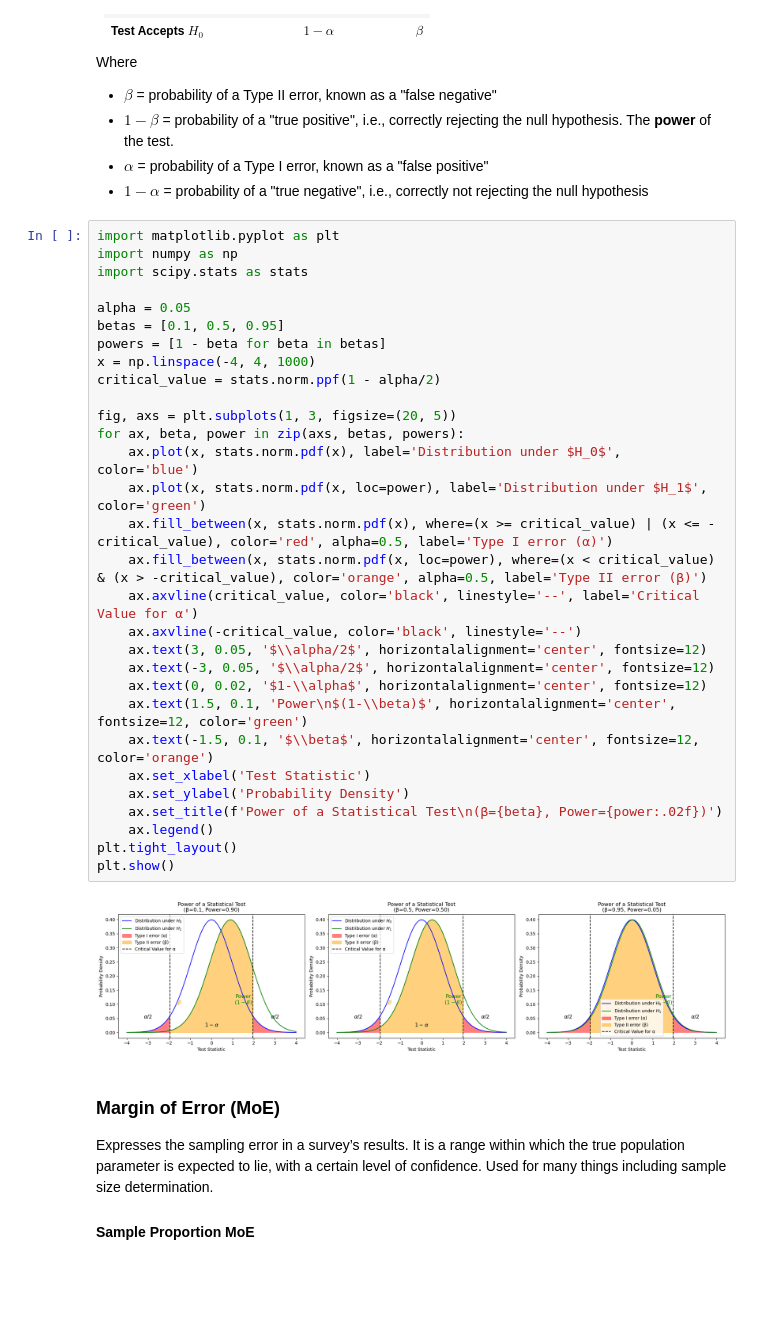
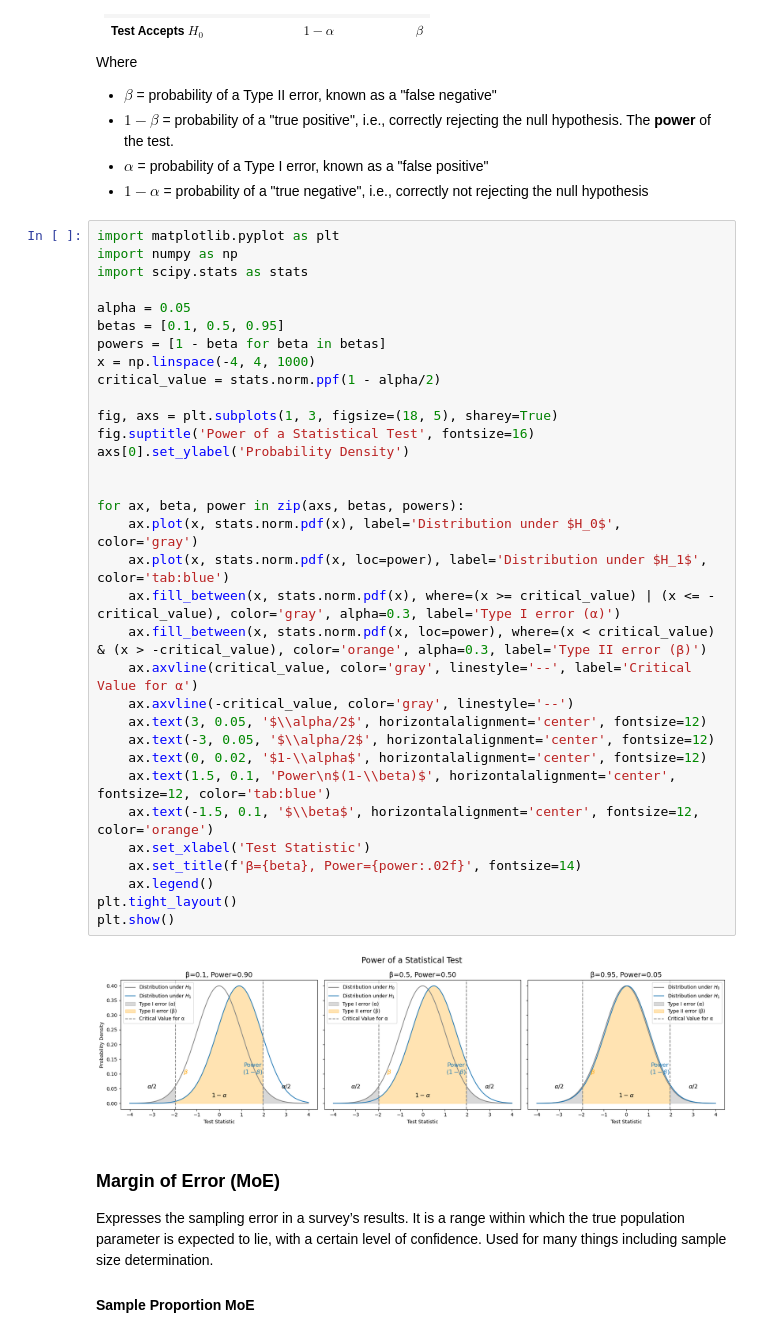
Before and after one commit to Jordanbarker/jordanbarker.github.io, a Jupyter notebook: notebook_library/Notebooks/statistical_tests.ipynb, the cells around one changed output. Saved outputs shown, nothing was run; the diff lists cells and outputs as text; blank space fills up the shorter version.

Commit message:
Update to statistical power graph

```diff
--- a/notebook_library/Notebooks/statistical_tests.ipynb
+++ b/notebook_library/Notebooks/statistical_tests.ipynb
@@ -33,35 +33,38 @@ Where
 # %%
 import matplotlib.pyplot as plt
 import numpy as np
 import scipy.stats as stats
 
 alpha = 0.05
 betas = [0.1, 0.5, 0.95]
 powers = [1 - beta for beta in betas]
 x = np.linspace(-4, 4, 1000)
 critical_value = stats.norm.ppf(1 - alpha/2)
 
-fig, axs = plt.subplots(1, 3, figsize=(20, 5))
+fig, axs = plt.subplots(1, 3, figsize=(18, 5), sharey=True)
+fig.suptitle('Power of a Statistical Test', fontsize=16)
+axs[0].set_ylabel('Probability Density')
+
+
 for ax, beta, power in zip(axs, betas, powers):
-    ax.plot(x, stats.norm.pdf(x), label='Distribution under $H_0$', color='blue')
-    ax.plot(x, stats.norm.pdf(x, loc=power), label='Distribution under $H_1$', color='green')
-    ax.fill_between(x, stats.norm.pdf(x), where=(x >= critical_value) | (x <= -critical_value), color='red', alpha=0.5, label='Type I error (α)')
-    ax.fill_between(x, stats.norm.pdf(x, loc=power), where=(x < critical_value) & (x > -critical_value), color='orange', alpha=0.5, label='Type II error (β)')
-    ax.axvline(critical_value, color='black', linestyle='--', label='Critical Value for α')
-    ax.axvline(-critical_value, color='black', linestyle='--')
+    ax.plot(x, stats.norm.pdf(x), label='Distribution under $H_0$', color='gray')
+    ax.plot(x, stats.norm.pdf(x, loc=power), label='Distribution under $H_1$', color='tab:blue')
+    ax.fill_between(x, stats.norm.pdf(x), where=(x >= critical_value) | (x <= -critical_value), color='gray', alpha=0.3, label='Type I error (α)')
+    ax.fill_between(x, stats.norm.pdf(x, loc=power), where=(x < critical_value) & (x > -critical_value), color='orange', alpha=0.3, label='Type II error (β)')
+    ax.axvline(critical_value, color='gray', linestyle='--', label='Critical Value for α')
+    ax.axvline(-critical_value, color='gray', linestyle='--')
     ax.text(3, 0.05, '$\\alpha/2$', horizontalalignment='center', fontsize=12)
     ax.text(-3, 0.05, '$\\alpha/2$', horizontalalignment='center', fontsize=12)
     ax.text(0, 0.02, '$1-\\alpha$', horizontalalignment='center', fontsize=12)
-    ax.text(1.5, 0.1, 'Power\n$(1-\\beta)$', horizontalalignment='center', fontsize=12, color='green')
+    ax.text(1.5, 0.1, 'Power\n$(1-\\beta)$', horizontalalignment='center', fontsize=12, color='tab:blue')
     ax.text(-1.5, 0.1, '$\\beta$', horizontalalignment='center', fontsize=12, color='orange')
     ax.set_xlabel('Test Statistic')
-    ax.set_ylabel('Probability Density')
-    ax.set_title(f'Power of a Statistical Test\n(β={beta}, Power={power:.02f})')
+    ax.set_title(f'β={beta}, Power={power:.02f}', fontsize=14)
     ax.legend()
 plt.tight_layout()
 plt.show()
 # %% [output]
-[figure, old version]
+[figure, new version]
 # %% [markdown]
 ### Margin of Error (MoE)  <a name="Margin of Error"></a>
 Expresses the sampling error in a survey’s results. It is a range within which the true population parameter is expected to lie, with a certain level of confidence. Used for many things including sample size determination.
```
